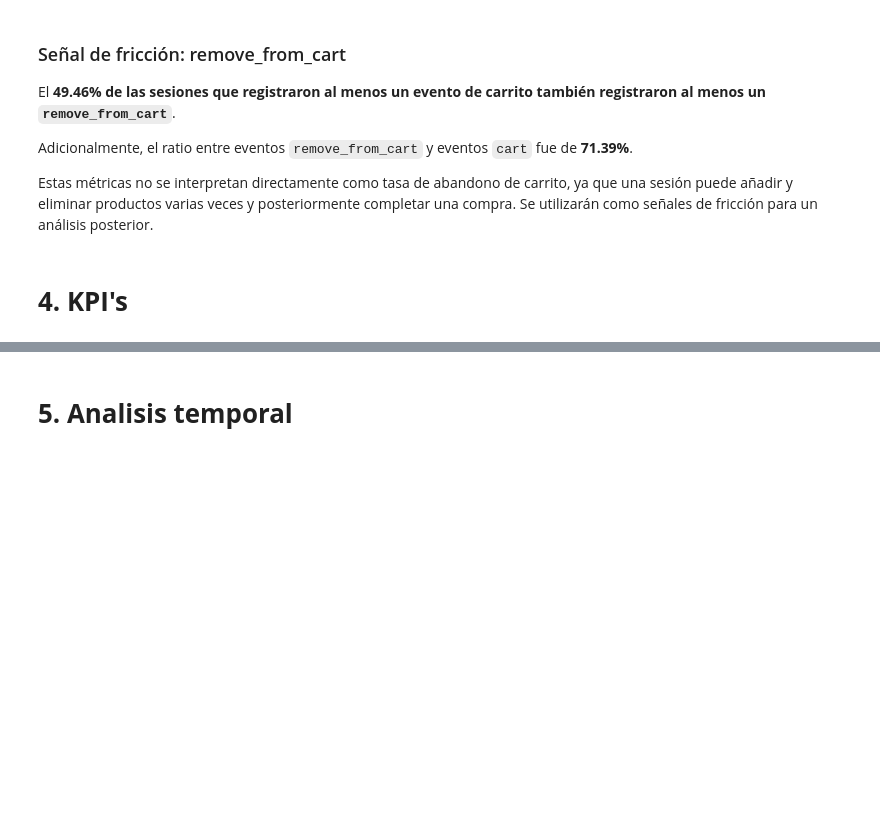
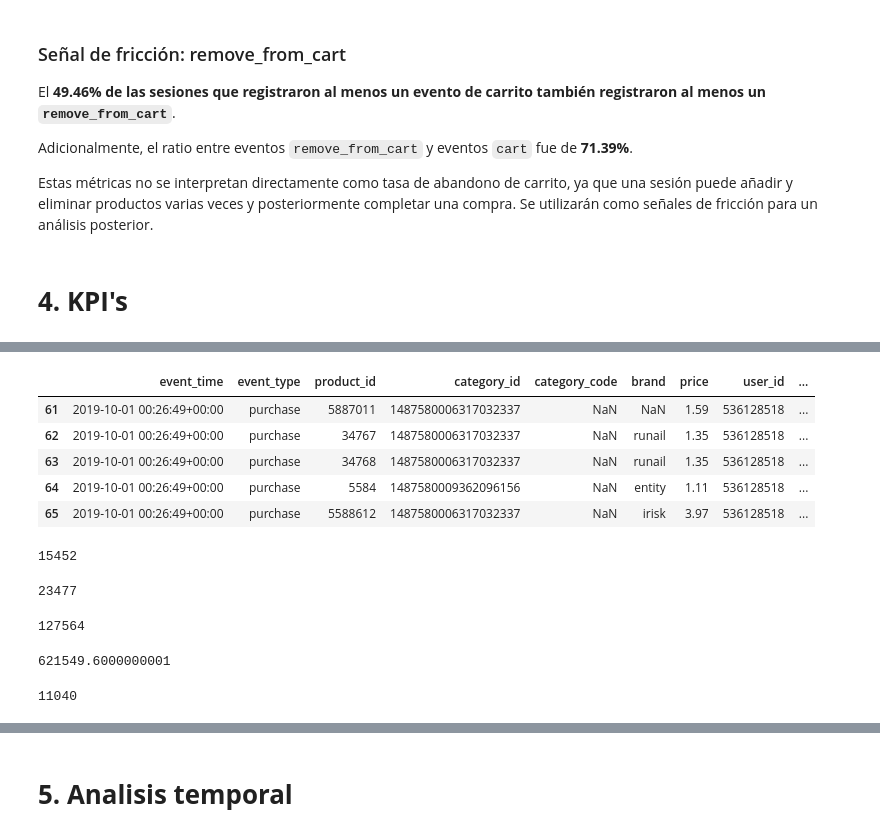
Before and after one commit to Nicosuarezso/ecommerce-cosmetics-analytics, a Jupyter notebook: notebooks/03_customer_journey_analysis.ipynb, the cells around one changed output, grey strips where cells are left out. Drawn from its saved outputs; the diff is of its cells as text; code cells hidden in the pictures; blank space fills up the shorter version.

```diff
--- a/notebooks/03_customer_journey_analysis.ipynb
+++ b/notebooks/03_customer_journey_analysis.ipynb
@@ -797,0 +899,4 @@ Estas métricas no se interpretan directamente como tasa de abandono de carrito,
+# %%
+# KPIs de venta
+
+df_purchases = df[df["event_type"] == "purchase"].copy()
@@ -797,0 +938,35 @@ Estas métricas no se interpretan directamente como tasa de abandono de carrito,
+# %%
+df_purchases.head()
+# %% [output]
+|  | event_time | event_type | product_id | category_id | category_code | brand | price | user_id | ... |
+| 61 | 2019-10-01 00:26:49+00:00 | purchase | 5887011 | 1487580006317032337 | NaN | NaN | 1.59 | 536128518 | ... |
+| 62 | 2019-10-01 00:26:49+00:00 | purchase | 34767 | 1487580006317032337 | NaN | runail | 1.35 | 536128518 | ... |
+| 63 | 2019-10-01 00:26:49+00:00 | purchase | 34768 | 1487580006317032337 | NaN | runail | 1.35 | 536128518 | ... |
+| 64 | 2019-10-01 00:26:49+00:00 | purchase | 5584 | 1487580009362096156 | NaN | entity | 1.11 | 536128518 | ... |
+| 65 | 2019-10-01 00:26:49+00:00 | purchase | 5588612 | 1487580006317032337 | NaN | irisk | 3.97 | 536128518 | ... |
+# %%
+df_purchases["user_session"].nunique()
+# %% [output]
+15452
+# %%
+df_purchases["product_id"].nunique()
+# %% [output]
+23477
+# %%
+# Total unidades vendidas
+units_sold = len(df_purchases)
+units_sold
+# %% [output]
+127564
+# %%
+# Total revenue
+revenue = df_purchases["price"].sum()
+print(revenue)
+# %% [output]
+621549.6000000001
+# %%
+# Compradores
+unique_buyers = df_purchases["user_id"].nunique()
+unique_buyers
+# %% [output]
+11040
```
Also changed, not shown: parts of 14 cells of this notebook, 1 other file.
